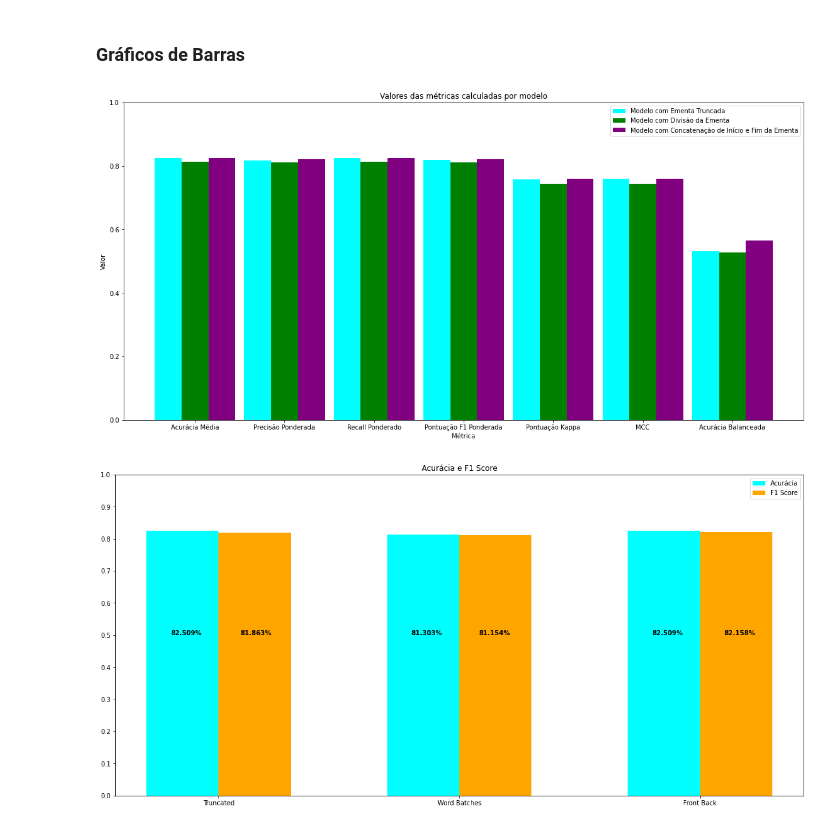
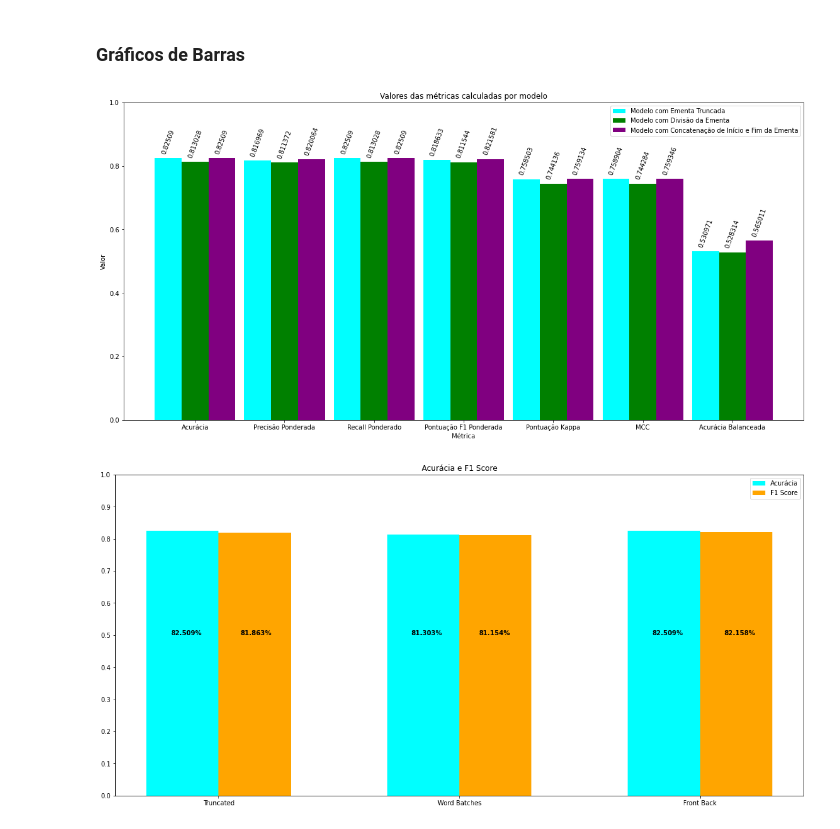
Before and after one commit to yurickyh/JudgementClassifier, a Jupyter notebook: model/Metrics.ipynb, the cells around one changed output. Saved outputs shown, nothing was run; the diff lists cells and outputs as text; code cells hidden in the pictures.

```diff
--- a/model/Metrics.ipynb
+++ b/model/Metrics.ipynb
@@ -383,31 +384,28 @@ Podemos também gerar alguns gráficos para visualização dos resultados:
 # %%
 fig = plt.figure(figsize=(15,7))
 ax = fig.add_axes([0,0,1,1])
 models = ['Modelo com Ementa Truncada', 'Modelo com Divisão da Ementa', 'Modelo com Concatenação de Início e Fim da Ementa']
 x = ['Acurácia Média', 'Precisão Ponderada', 'Recall Ponderada', 'Pontuação F1 Ponderada', 'Acurácia Balanceada', 'Pontuação Kappa', 'MCC']
 y1 = [truncated_metrics['Average Accuracy'], truncated_metrics['Weighted Precision'], truncated_metrics['Weighted Recall'], truncated_metrics['Weighted F1 Score'], truncated_metrics['Cohen Kappa Score'], truncated_metrics['Matthews Correlation Coefficient'], truncated_metrics['Balanced Accuracy']]
 y2 = [word_batches_metrics['Average Accuracy'], word_batches_metrics['Weighted Precision'], word_batches_metrics['Weighted Recall'], word_batches_metrics['Weighted F1 Score'], word_batches_metrics['Cohen Kappa Score'], word_batches_metrics['Matthews Correlation Coefficient'], word_batches_metrics['Balanced Accuracy']]
 y3 = [front_back_metrics['Average Accuracy'], front_back_metrics['Weighted Precision'], front_back_metrics['Weighted Recall'], front_back_metrics['Weighted F1 Score'], front_back_metrics['Cohen Kappa Score'], front_back_metrics['Matthews Correlation Coefficient'], front_back_metrics['Balanced Accuracy']]
 X = np.arange(7)
-ax.bar(X, y1, width=0.3, color='cyan')
-ax.bar(X + 0.3, y2, width=0.3, color='green')
-ax.bar(X + 0.6, y3, width=0.3, color='purple')
+rects1 = ax.bar(X, y1, width=0.3, color='cyan')
+rects2 = ax.bar(X + 0.3, y2, width=0.3, color='green')
+rects3 = ax.bar(X + 0.6, y3, width=0.3, color='purple')
 ax.set_title('Valores das métricas calculadas por modelo')
 ax.set_ylim(top=1)
 ax.set_xticks([.3, 1.3, 2.3, 3.3, 4.3, 5.3, 6.3])
-ax.set_xticklabels(['Acurácia Média', 'Precisão Ponderada', 'Recall Ponderado', 'Pontuação F1 Ponderada', 'Pontuação Kappa', 'MCC', 'Acurácia Balanceada'])
+ax.set_xticklabels(['Acurácia', 'Precisão Ponderada', 'Recall Ponderado', 'Pontuação F1 Ponderada', 'Pontuação Kappa', 'MCC', 'Acurácia Balanceada'])
 ax.legend(models)
 plt.xlabel('Métrica')
 plt.ylabel('Valor')
-# plt.text(-.05, 0.5, "{:.3%}".format(accuracies[0]), fontweight='bold')
-# plt.text(.24, 0.5, "{:.3%}".format(f1s[0]), fontweight='bold')
-# plt.text(.95, 0.5, "{:.3%}".format(accuracies[1]), fontweight='bold')
-# plt.text(1.23, 0.5, "{:.3%}".format(f1s[1]), fontweight='bold')
-# plt.text(1.95, 0.5, "{:.3%}".format(accuracies[2]), fontweight='bold')
-# plt.text(2.25, 0.5, "{:.3%}".format(f1s[2]), fontweight='bold')
+ax.bar_label(rects1, padding=5, rotation=70)
+ax.bar_label(rects2, padding=5, rotation=70)
+ax.bar_label(rects3, padding=5, rotation=70)
 plt.show()
 # %% [output]
-[figure, old version]
+[figure, new version]
 # %%
 # Acurácia e precisão ponderada
 fig = plt.figure(figsize=(15,7))
```
Also changed, not shown: parts of 1 cell of this notebook.
